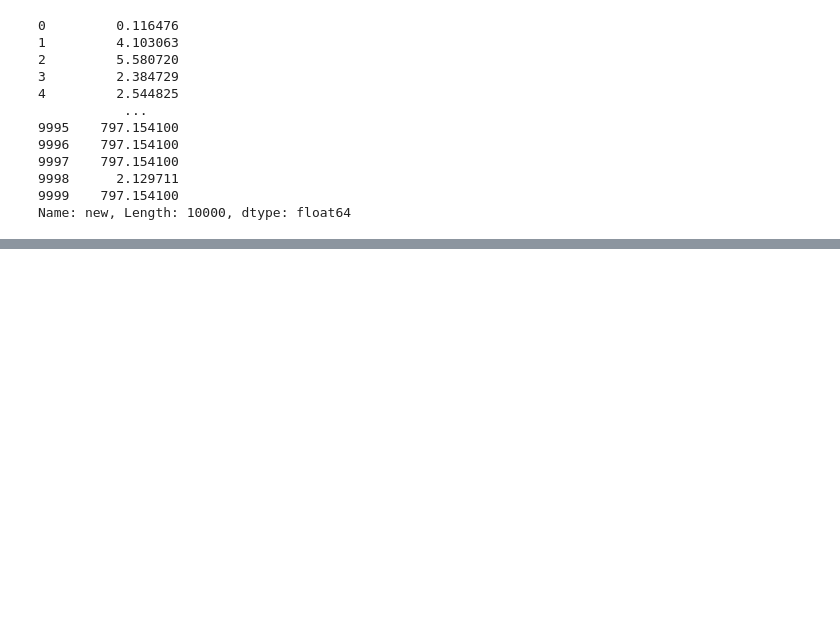
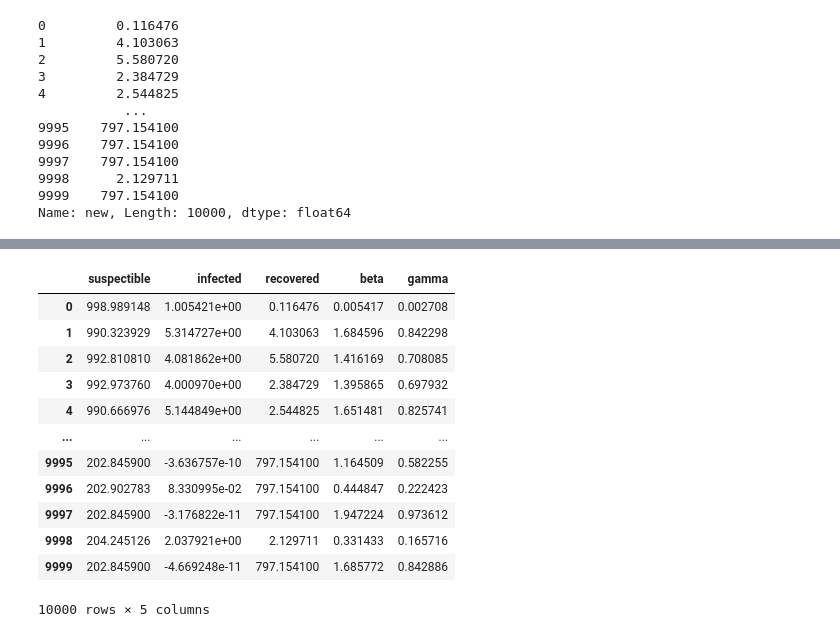
Before and after one commit to dharma610/Neural-network-model-for-compartmenral-model-SIR-and-SEIR-, a Jupyter notebook: Untitled7.ipynb, the cells around one changed output, grey strips where cells are left out. Cells and saved outputs as stored; diff of their text form; code cells hidden in the pictures; blank space fills up the shorter version.

```diff
--- a/Untitled7.ipynb
+++ b/Untitled7.ipynb
@@ -157,0 +250,6 @@ data =
+# %%
+df4 = pd.concat([df4, df4.T.stack().reset_index(name='new')['new']], axis=1)
+# %%
+df5 = pd.concat([df5, df5.T.stack().reset_index(name='new')['new']], axis=1)
+# %%
+data["beta"] = df4["new"]
@@ -157,0 +258,16 @@ data =
+# %%
+data
+# %% [output]
+|  | suspectible | infected | recovered | beta | gamma |
+| 0 | 998.989148 | 1.005421e+00 | 0.116476 | 0.005417 | 0.002708 |
+| 1 | 990.323929 | 5.314727e+00 | 4.103063 | 1.684596 | 0.842298 |
+| 2 | 992.810810 | 4.081862e+00 | 5.580720 | 1.416169 | 0.708085 |
+| 3 | 992.973760 | 4.000970e+00 | 2.384729 | 1.395865 | 0.697932 |
+| 4 | 990.666976 | 5.144849e+00 | 2.544825 | 1.651481 | 0.825741 |
+| ... | ... | ... | ... | ... | ... |
+| 9995 | 202.845900 | -3.636757e-10 | 797.154100 | 1.164509 | 0.582255 |
+| 9996 | 202.902783 | 8.330995e-02 | 797.154100 | 0.444847 | 0.222423 |
+| 9997 | 202.845900 | -3.176822e-11 | 797.154100 | 1.947224 | 0.973612 |
+| 9998 | 204.245126 | 2.037921e+00 | 2.129711 | 0.331433 | 0.165716 |
+| 9999 | 202.845900 | -4.669248e-11 | 797.154100 | 1.685772 | 0.842886 |
+10000 rows × 5 columns
```
Also changed, not shown: parts of 25 cells of this notebook.
